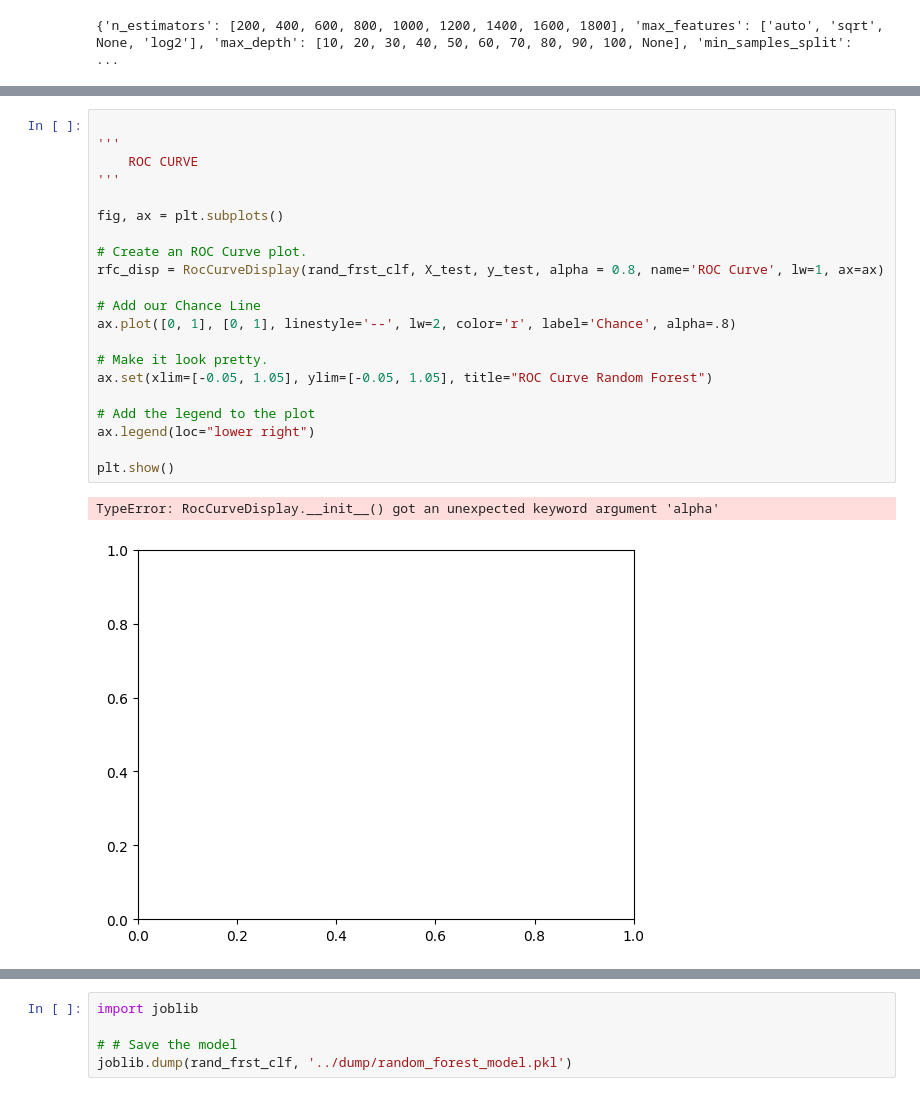
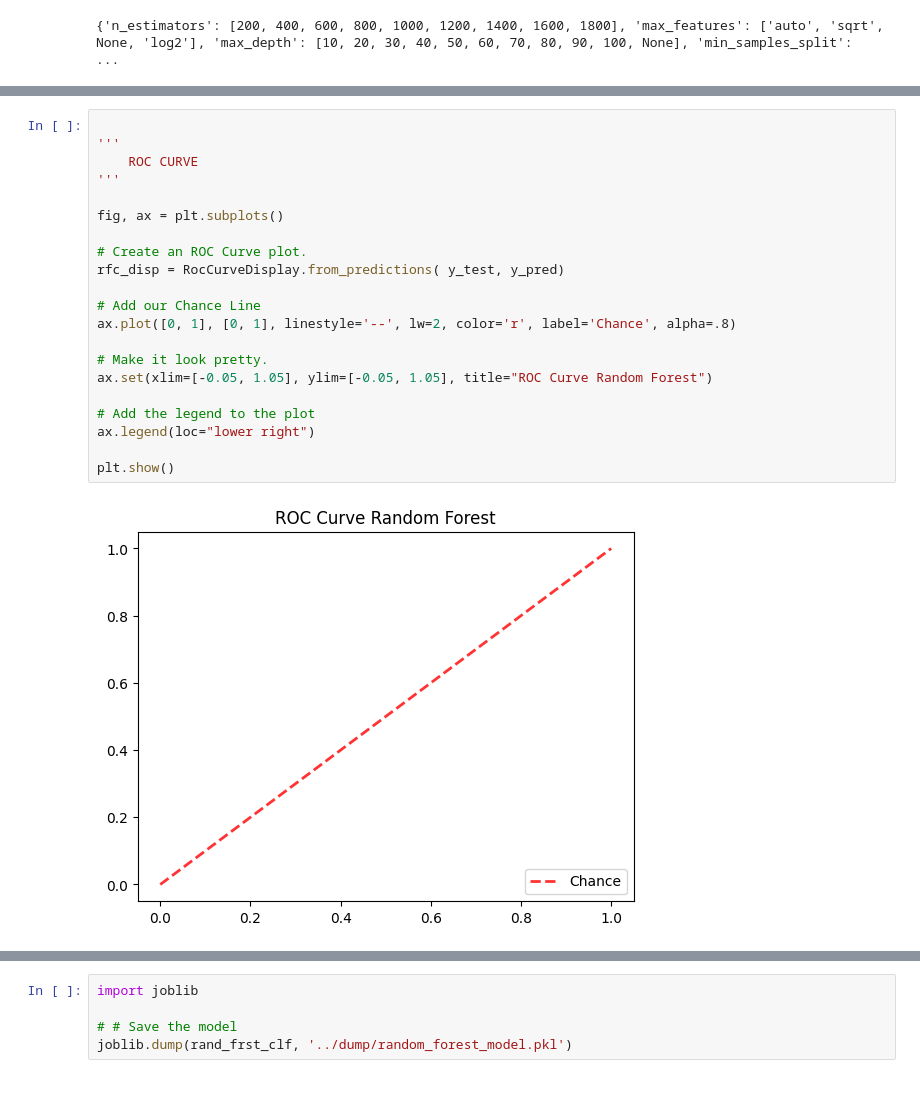
Before and after one commit to Surajshegukar/Risk-Controlled-Algorithmic-Trading-Using-Machine-Learning, a Jupyter notebook: notebooks/TrainModel.ipynb, the cells around one changed output, grey strips where cells are left out. Saved outputs shown, nothing was run; the diff lists cells and outputs as text.

```diff
--- a/notebooks/TrainModel.ipynb
+++ b/notebooks/TrainModel.ipynb
@@ -304,24 +261,23 @@ dtype: float64
 # %%
 
 '''
     ROC CURVE
 '''
 
 fig, ax = plt.subplots()
 
 # Create an ROC Curve plot.
-rfc_disp = RocCurveDisplay(rand_frst_clf, X_test, y_test, alpha = 0.8, name='ROC Curve', lw=1, ax=ax)
+rfc_disp = RocCurveDisplay.from_predictions( y_test, y_pred)
 
 # Add our Chance Line
 ax.plot([0, 1], [0, 1], linestyle='--', lw=2, color='r', label='Chance', alpha=.8)
 
 # Make it look pretty.
 ax.set(xlim=[-0.05, 1.05], ylim=[-0.05, 1.05], title="ROC Curve Random Forest")
 
 # Add the legend to the plot
 ax.legend(loc="lower right")
 
 plt.show()
 # %% [output]
-TypeError: RocCurveDisplay.__init__() got an unexpected keyword argument 'alpha'
-[figure, old version]
+[figure, new version]
```
Also changed, not shown: parts of 9 cells of this notebook, 7 other files.
